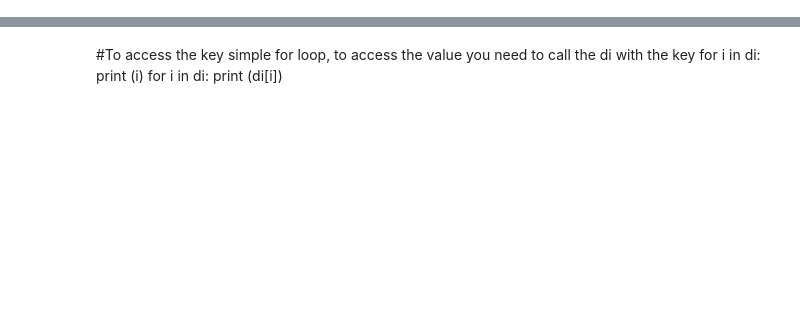
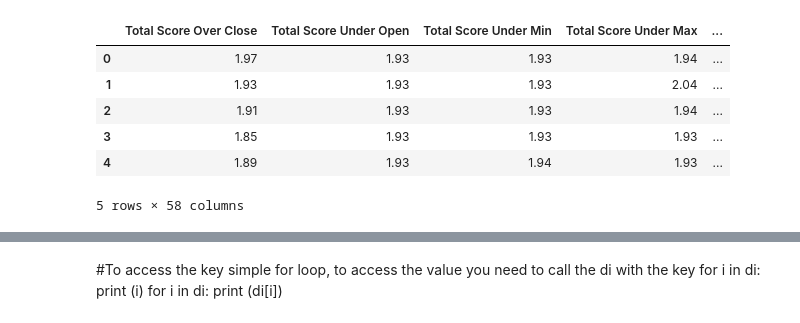
Before and after one commit to ssweeney1988/2015lab2, a Jupyter notebook: Afl_original.ipynb, the cells around one changed output, grey strips where cells are left out. Cells and saved outputs as stored; diff of their text form; code cells hidden in the pictures; blank space fills up the shorter version.

```diff
--- a/Afl_original.ipynb
+++ b/Afl_original.ipynb
@@ -53,7 +61,18 @@ df.head(5)
 # %%
 df["Day"] =np.nan
 df["Month"] =np.nan
 df["Year"] =np.nan
+df["Rain"] =np.nan
+df["City"]=np.nan
+df["Station_Code"] = np.nan
 df.head()
+# %% [output]
+|  | Total Score Over Close | Total Score Under Open | Total Score Under Min | Total Score Under Max | ... |
+| 0 | 1.97 | 1.93 | 1.93 | 1.94 | ... |
+| 1 | 1.93 | 1.93 | 1.93 | 2.04 | ... |
+| 2 | 1.91 | 1.93 | 1.93 | 1.94 | ... |
+| 3 | 1.85 | 1.93 | 1.93 | 1.93 | ... |
+| 4 | 1.89 | 1.93 | 1.94 | 1.93 | ... |
+5 rows × 58 columns
 # %%
 df.dtypes
```
Also changed, not shown: parts of 35 cells of this notebook.
